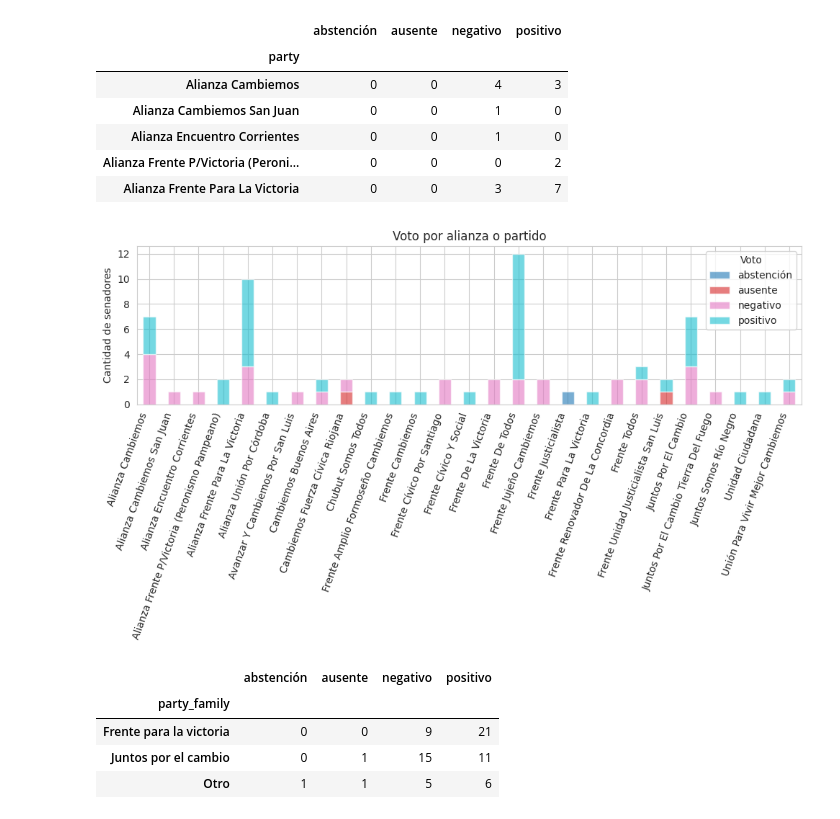
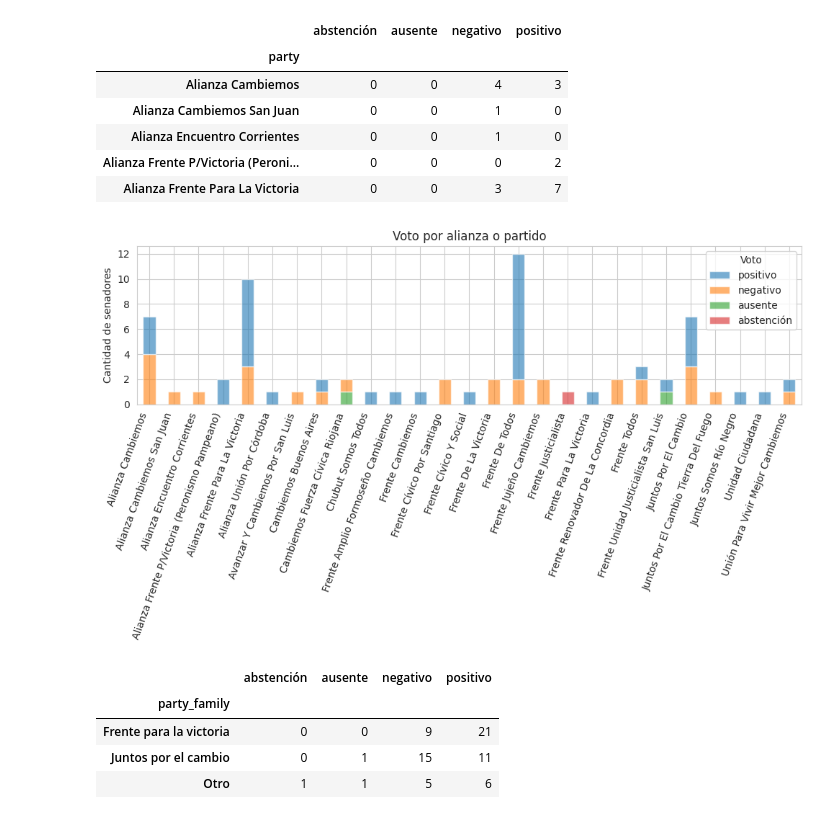
Before and after one commit to macfernandez/eddc-specialization-project, a Jupyter notebook: notebooks/02-data-description.ipynb, the cells around one changed output. Saved outputs shown, nothing was run; the diff lists cells and outputs as text; code cells hidden in the pictures.

Commit message:
change colors in plot

```diff
--- a/notebooks/02-data-description.ipynb
+++ b/notebooks/02-data-description.ipynb
@@ -210,17 +210,27 @@ senators_vote_by_party.head()
 | Alianza Frente P/Victoria (Peroni... | 0 | 0 | 0 | 2 |
 | Alianza Frente Para La Victoria | 0 | 0 | 3 | 7 |
 # %%
+columns_order = senators_vote_by_party.columns[::-1]
+
 fig, ax = plt.subplots(figsize=(10,6))
-senators_vote_by_party.plot(kind='bar', stacked=True, ax=ax, colormap="tab10", alpha=0.6)
+senators_vote_by_party.plot(
+    kind='bar', stacked=True, ax=ax, alpha=0.6,
+    color=dict(zip(columns_order,sns.color_palette(n_colors=4).as_hex()))
+)
 ax.set_xlabel("")
 ax.set_ylabel("Cantidad de senadores")
 ax.set_xticklabels(ax.get_xticklabels(), rotation=70, ha='right')
-ax.legend(title="Voto")
+
+handles,labels = ax.get_legend_handles_labels()
+sorted_legends= [x for _,x in sorted(zip(columns_order,labels))]
+sorted_handles=[x for _,x in sorted(zip(columns_order,handles))]
+ax.legend(sorted_handles,sorted_legends,title="Voto")
+
 plt.title("Voto por alianza o partido")
 plt.tight_layout()
 plt.savefig(os.path.join(VISUALIZATIONS_PATH,"senators_vote_by_party.png"))
 # %% [output]
-[figure, old version]
+[figure, new version]
 # %%
 senators_vote_by_party.reset_index(inplace=True)
 save_dataframe(
```
Also changed, not shown: parts of 1 cell of this notebook.
